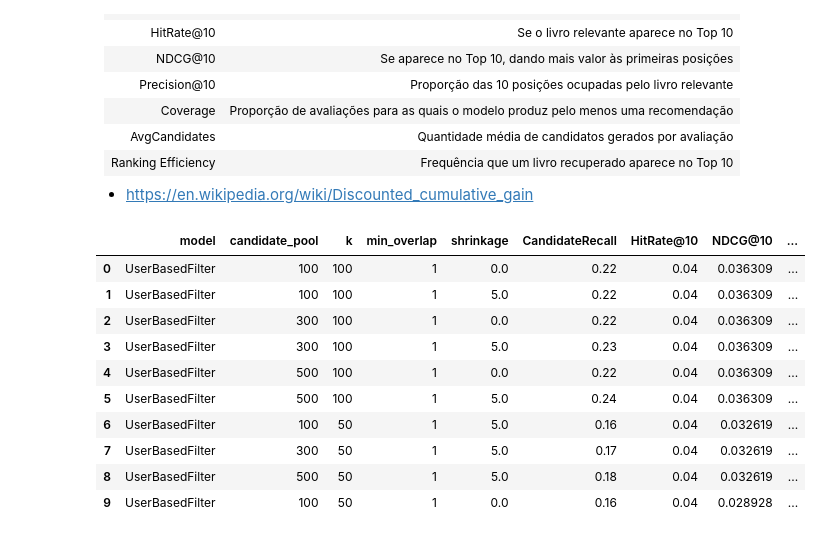
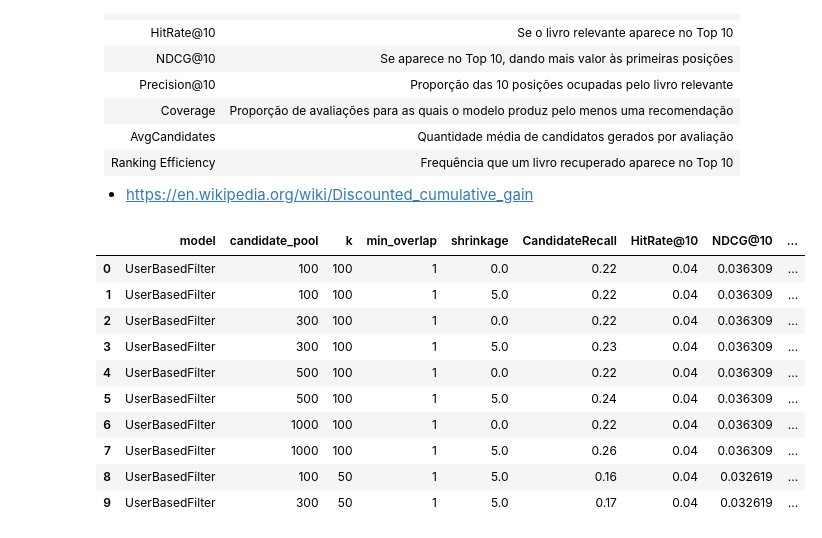
Before and after one commit to lemuel-manske/notebooks, a Jupyter notebook: furb/ml/seminario.ipynb, the cells around one changed output. Saved outputs shown, nothing was run; the diff lists cells and outputs as text; code cells hidden in the pictures.

```diff
--- a/furb/ml/seminario.ipynb
+++ b/furb/ml/seminario.ipynb
@@ -1150,6 +1154,7 @@ from sklearn.model_selection import ParameterGrid
 
 def grid_search(filter_class, validation, param_grid, n=10, **fixed_params):
   results = []
+  details = []
 
   for params in ParameterGrid(param_grid):
     model = filter_class(
@@ -1159,7 +1164,7 @@ def grid_search(filter_class, validation, param_grid, n=10, **fixed_params):
       **params,
     )
 
-    metrics, _ = evaluate(model, validation, n=n)
+    metrics, details_ = evaluate(model, validation, n=n)
 
     results.append({
       "model": filter_class.__name__,
@@ -1168,60 +1173,58 @@ def grid_search(filter_class, validation, param_grid, n=10, **fixed_params):
       **metrics,
     })
 
-  return (
-    pd.DataFrame(results)
-    .sort_values(
-      [f"NDCG@{n}", f"HitRate@{n}"],
-      ascending=False,
-    )
-    .reset_index(drop=True)
+    details.append(details_)
+
+  results = pd.DataFrame(results).sort_values(
+    [f"NDCG@{n}", f"HitRate@{n}"],
+    ascending=False,
   )
+
+  details = [details[i] for i in results.index]
+
+  return results.reset_index(drop=True), details
+# %%
+train_df, validation_df, test_df = split_ratings()
+
+test_sample = test_df.sample(n=100, random_state=42)
+validation_sample = validation_df.sample(n=100, random_state=42)
+
+build_matrices(train_df)
 # %%
 PARAM_GRID = {
-    "k": [20, 50, 100],
-    "candidate_pool": [100, 300, 500],
+    "k": [2, 20, 50, 100],
+    "candidate_pool": [100, 300, 500, 1000],
     "min_overlap": [1, 2, 5],
     "shrinkage": [0.0, 5.0],
 }
 
-train_df, validation_df, test_df = split_ratings()
-
-test_sample = test_df.sample(n=100, random_state=42)
-
-build_matrices(train_df)
-
-validation_sample = validation_df.sample(
-    n=min(100, len(validation_df)),
-    random_state=42,
-)
-
-user_results = grid_search(
+user_results, _ = grid_search(
     UserBasedFilter,
     validation_sample,
     PARAM_GRID,
 )
 
-book_results = grid_search(
+book_results, _ = grid_search(
     BookBasedFilter,
     validation_sample,
     PARAM_GRID,
     min_rating=5,
 )
 
 display(user_results.head(10))
 display(book_results.head(10))
 # %% [output]
 |  | model | candidate_pool | k | min_overlap | shrinkage | CandidateRecall | HitRate@10 | NDCG@10 | ... |
 | 0 | UserBasedFilter | 100 | 100 | 1 | 0.0 | 0.22 | 0.04 | 0.036309 | ... |
 | 1 | UserBasedFilter | 100 | 100 | 1 | 5.0 | 0.22 | 0.04 | 0.036309 | ... |
 | 2 | UserBasedFilter | 300 | 100 | 1 | 0.0 | 0.22 | 0.04 | 0.036309 | ... |
 | 3 | UserBasedFilter | 300 | 100 | 1 | 5.0 | 0.23 | 0.04 | 0.036309 | ... |
 | 4 | UserBasedFilter | 500 | 100 | 1 | 0.0 | 0.22 | 0.04 | 0.036309 | ... |
 | 5 | UserBasedFilter | 500 | 100 | 1 | 5.0 | 0.24 | 0.04 | 0.036309 | ... |
-| 6 | UserBasedFilter | 100 | 50 | 1 | 5.0 | 0.16 | 0.04 | 0.032619 | ... |
-| 7 | UserBasedFilter | 300 | 50 | 1 | 5.0 | 0.17 | 0.04 | 0.032619 | ... |
-| 8 | UserBasedFilter | 500 | 50 | 1 | 5.0 | 0.18 | 0.04 | 0.032619 | ... |
-| 9 | UserBasedFilter | 100 | 50 | 1 | 0.0 | 0.16 | 0.04 | 0.028928 | ... |
+| 6 | UserBasedFilter | 1000 | 100 | 1 | 0.0 | 0.22 | 0.04 | 0.036309 | ... |
+| 7 | UserBasedFilter | 1000 | 100 | 1 | 5.0 | 0.26 | 0.04 | 0.036309 | ... |
+| 8 | UserBasedFilter | 100 | 50 | 1 | 5.0 | 0.16 | 0.04 | 0.032619 | ... |
+| 9 | UserBasedFilter | 300 | 50 | 1 | 5.0 | 0.17 | 0.04 | 0.032619 | ... |
 |  | model | min_rating | candidate_pool | k | min_overlap | shrinkage | CandidateRecall | HitRate@10 | ... |
 | 0 | BookBasedFilter | 5 | 300 | 20 | 1 | 5.0 | 0.07 | 0.06 | ... |
 | 1 | BookBasedFilter | 5 | 300 | 20 | 2 | 5.0 | 0.07 | 0.06 | ... |
```
Also changed, not shown: parts of 44 cells of this notebook, 1 other file.
